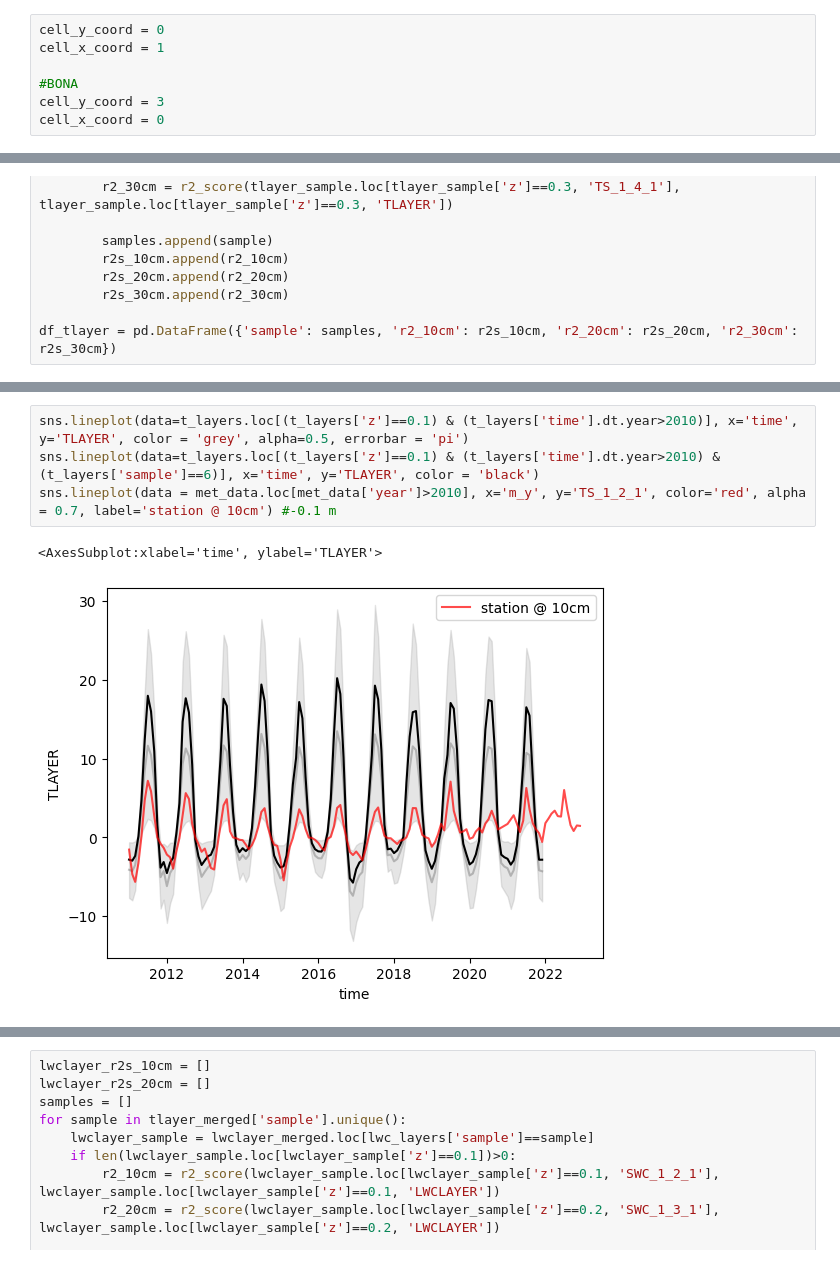
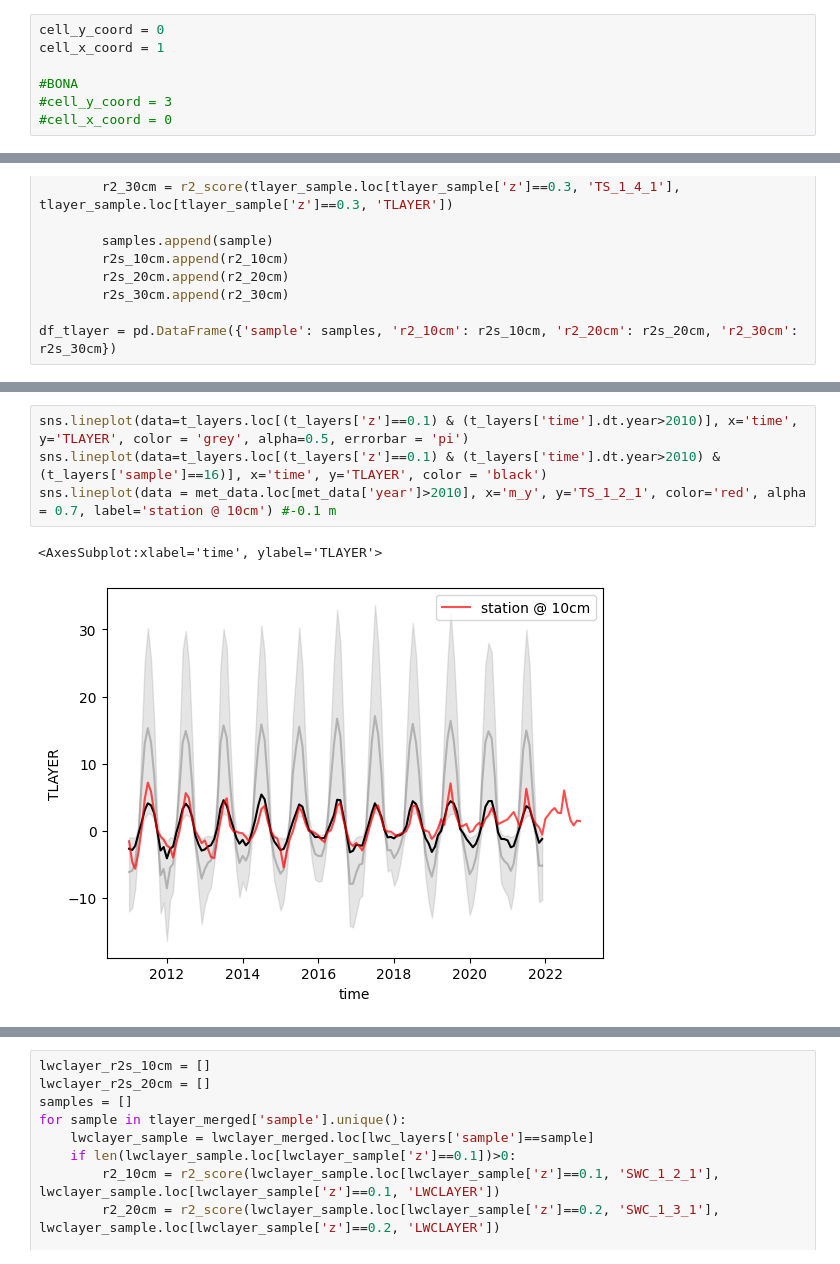
Before and after one commit to uaf-arctic-eco-modeling/dvm-dos-tem, a Jupyter notebook: scripts/caribou-poker-exp/SWC_SA/SWC_SA_viz.ipynb, the cells around one changed output, grey strips where cells are left out. Saved outputs shown, nothing was run; the diff lists cells and outputs as text.

```diff
--- a/scripts/caribou-poker-exp/SWC_SA/SWC_SA_viz.ipynb
+++ b/scripts/caribou-poker-exp/SWC_SA/SWC_SA_viz.ipynb
@@ -16,8 +16,8 @@ cell_y_coord = 0
 cell_x_coord = 1
 
 #BONA
-cell_y_coord = 3
-cell_x_coord = 0
+#cell_y_coord = 3
+#cell_x_coord = 0
 # %%
 depthlist = [0.05, 0.1, 0.2, 0.3]
 
@@ -295,9 +327,9 @@ df_tlayer.sort_values(by='r2_20cm')
 # %%
 sns.lineplot(data=t_layers.loc[(t_layers['z']==0.1) & (t_layers['time'].dt.year>2010)], x='time', y='TLAYER', color = 'grey', alpha=0.5, errorbar = 'pi')
-sns.lineplot(data=t_layers.loc[(t_layers['z']==0.1) & (t_layers['time'].dt.year>2010) & (t_layers['sample']==6)], x='time', y='TLAYER', color = 'black')
+sns.lineplot(data=t_layers.loc[(t_layers['z']==0.1) & (t_layers['time'].dt.year>2010) & (t_layers['sample']==16)], x='time', y='TLAYER', color = 'black')
 sns.lineplot(data = met_data.loc[met_data['year']>2010], x='m_y', y='TS_1_2_1', color='red', alpha = 0.7, label='station @ 10cm') #-0.1 m
 # %% [output]
 <AxesSubplot:xlabel='time', ylabel='TLAYER'>
-[figure, old version]
+[figure, new version]
 # %%
 sns.lineplot(data=t_layers.loc[(t_layers['z']==0.2) & (t_layers['time'].dt.year>2010)], x='time', y='TLAYER', color = 'grey', alpha=0.5, errorbar = 'pi')
```
Also changed, not shown: parts of 21 cells of this notebook, 18 other files.
